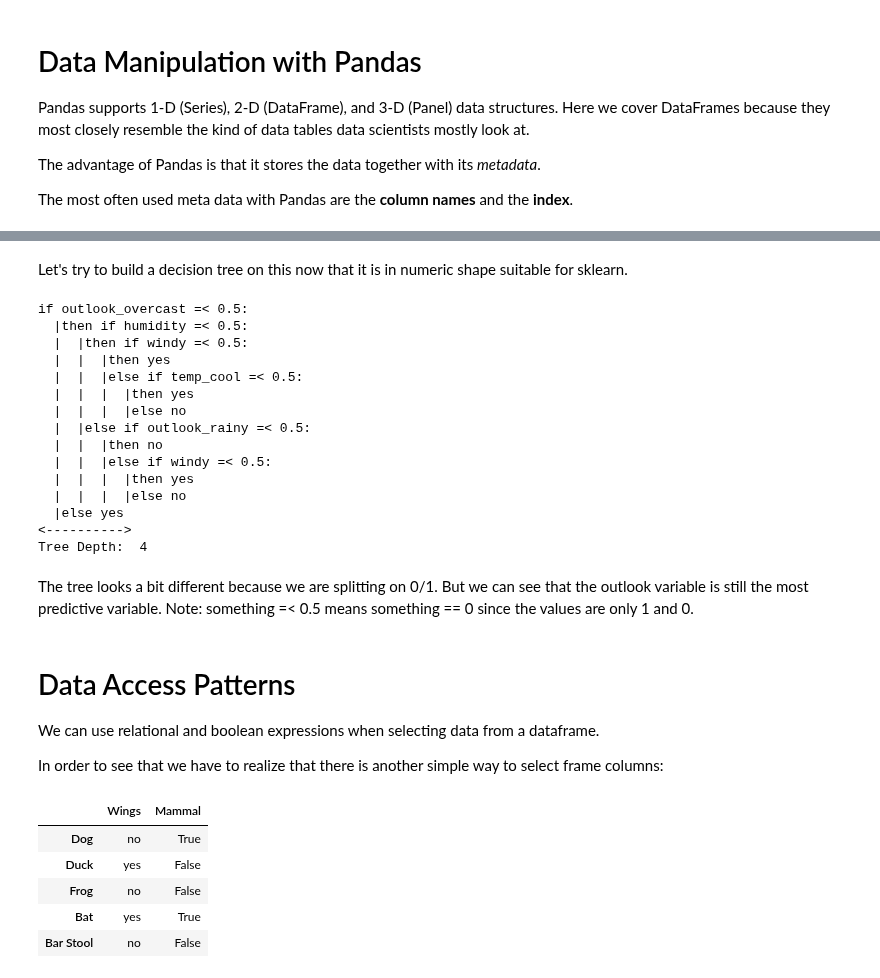
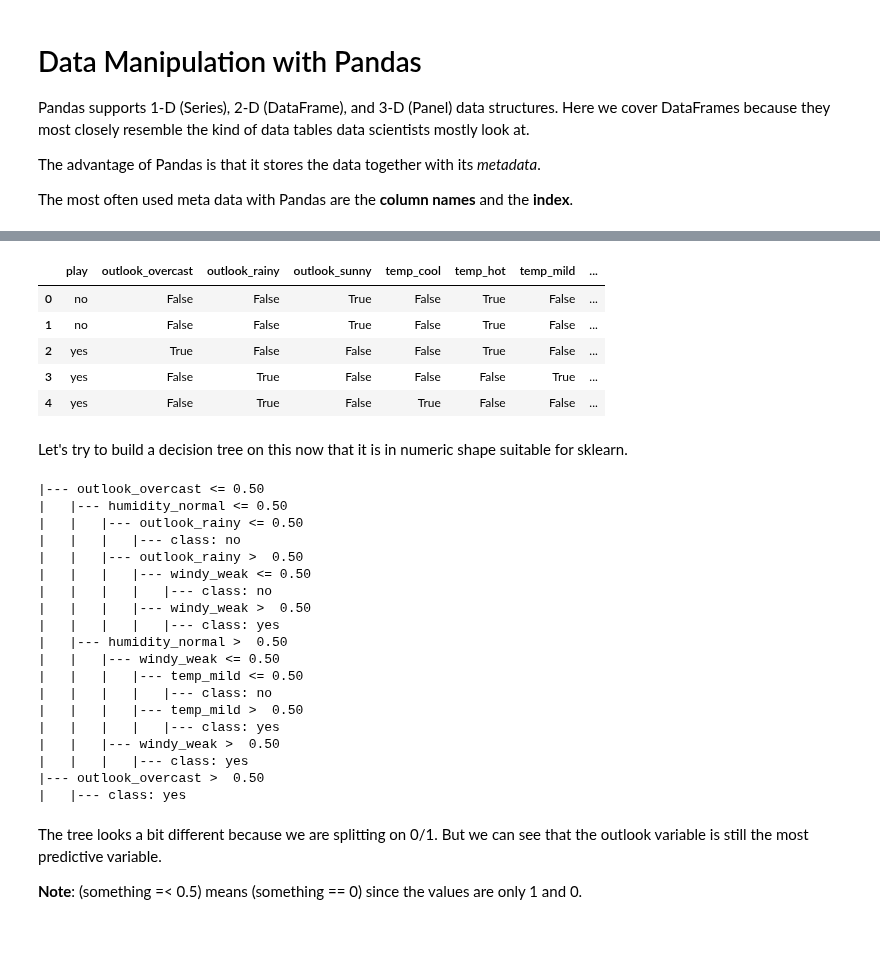
Before and after one commit to IndraniMandal/CSC310-S20, a Jupyter notebook: 08_data_manipulation_pandas.ipynb, the cells around one changed output, grey strips where cells are left out. Saved outputs shown, nothing was run; the diff lists cells and outputs as text; code cells hidden in the pictures; blank space fills up the shorter version.

```diff
--- a/08_data_manipulation_pandas.ipynb
+++ b/08_data_manipulation_pandas.ipynb
@@ -226,0 +284,3 @@ df_tennis_numeric
+# %%
+tennis_df = pd.read_csv(home+"tennis.csv")
+tennis_df.head()
@@ -227,45 +314,45 @@ df_tennis_numeric
+# %%
+tennis_dummies_df = pd.get_dummies(tennis_df, columns=['outlook','temp','humidity','windy'])
+tennis_dummies_df.head()
+# %% [output]
+|  | play | outlook_overcast | outlook_rainy | outlook_sunny | temp_cool | temp_hot | temp_mild | ... |
+| 0 | no | False | False | True | False | True | False | ... |
+| 1 | no | False | False | True | False | True | False | ... |
+| 2 | yes | True | False | False | False | True | False | ... |
+| 3 | yes | False | True | False | False | False | True | ... |
+| 4 | yes | False | True | False | True | False | False | ... |
 # %% [markdown]
 Let's try to build a decision tree on this now that it is in numeric shape suitable for sklearn.
 # %%
-from sklearn import tree
-from treeviz import tree_print
 
-features_df = df_tennis_numeric.drop(['play'],axis=1)
-target_df = pandas.DataFrame(df_tennis_numeric['play'])
+features_df = tennis_dummies_df.drop(columns=['play'])
+target_df = tennis_dummies_df[['play']]
 
 dtree = tree.DecisionTreeClassifier(criterion='entropy')
 dtree.fit(features_df,target_df)
-tree_print(dtree,features_df)
+print(tree.export_text(dtree,
+                       feature_names=list(features_df.columns)))
 # %% [output]
-if outlook_overcast =< 0.5:
-  |then if humidity =< 0.5:
-  |  |then if windy =< 0.5:
-  |  |  |then yes
-  |  |  |else if temp_cool =< 0.5:
-  |  |  |  |then yes
-  |  |  |  |else no
-  |  |else if outlook_rainy =< 0.5:
-  |  |  |then no
-  |  |  |else if windy =< 0.5:
-  |  |  |  |then yes
-  |  |  |  |else no
-  |else yes
-<---------->
-Tree Depth:  4
+|--- outlook_overcast <= 0.50
+|   |--- humidity_normal <= 0.50
+|   |   |--- outlook_rainy <= 0.50
+|   |   |   |--- class: no
+|   |   |--- outlook_rainy >  0.50
+|   |   |   |--- windy_weak <= 0.50
+|   |   |   |   |--- class: no
+|   |   |   |--- windy_weak >  0.50
+|   |   |   |   |--- class: yes
+|   |--- humidity_normal >  0.50
+|   |   |--- windy_weak <= 0.50
+|   |   |   |--- temp_mild <= 0.50
+|   |   |   |   |--- class: no
+|   |   |   |--- temp_mild >  0.50
+|   |   |   |   |--- class: yes
+|   |   |--- windy_weak >  0.50
+|   |   |   |--- class: yes
+|--- outlook_overcast >  0.50
+|   |--- class: yes
 # %% [markdown]
-The tree looks a bit different because we are splitting on 0/1.  But we can see that the outlook variable is still the most predictive variable. Note: something =< 0.5 means something == 0 since the values are only 1 and 0.
+The tree looks a bit different because we are splitting on 0/1.  But we can see that the outlook variable is still the most predictive variable.
+
+**Note**: (something =< 0.5) means (something == 0) since the values are only 1 and 0.
-# %% [markdown]
-# Data Access Patterns
-
-We can use relational and boolean expressions when selecting data from a dataframe.
-
-In order to see that we have to realize that there is another simple way to select frame columns:
-# %%
-df[['Wings', 'Mammal']] # using a list of column names to access columns
-# %% [output]
-|  | Wings | Mammal |
-| Dog | no | True |
-| Duck | yes | False |
-| Frog | no | False |
-| Bat | yes | True |
-| Bar Stool | no | False |
```
Also changed, not shown: parts of 107 cells of this notebook.
